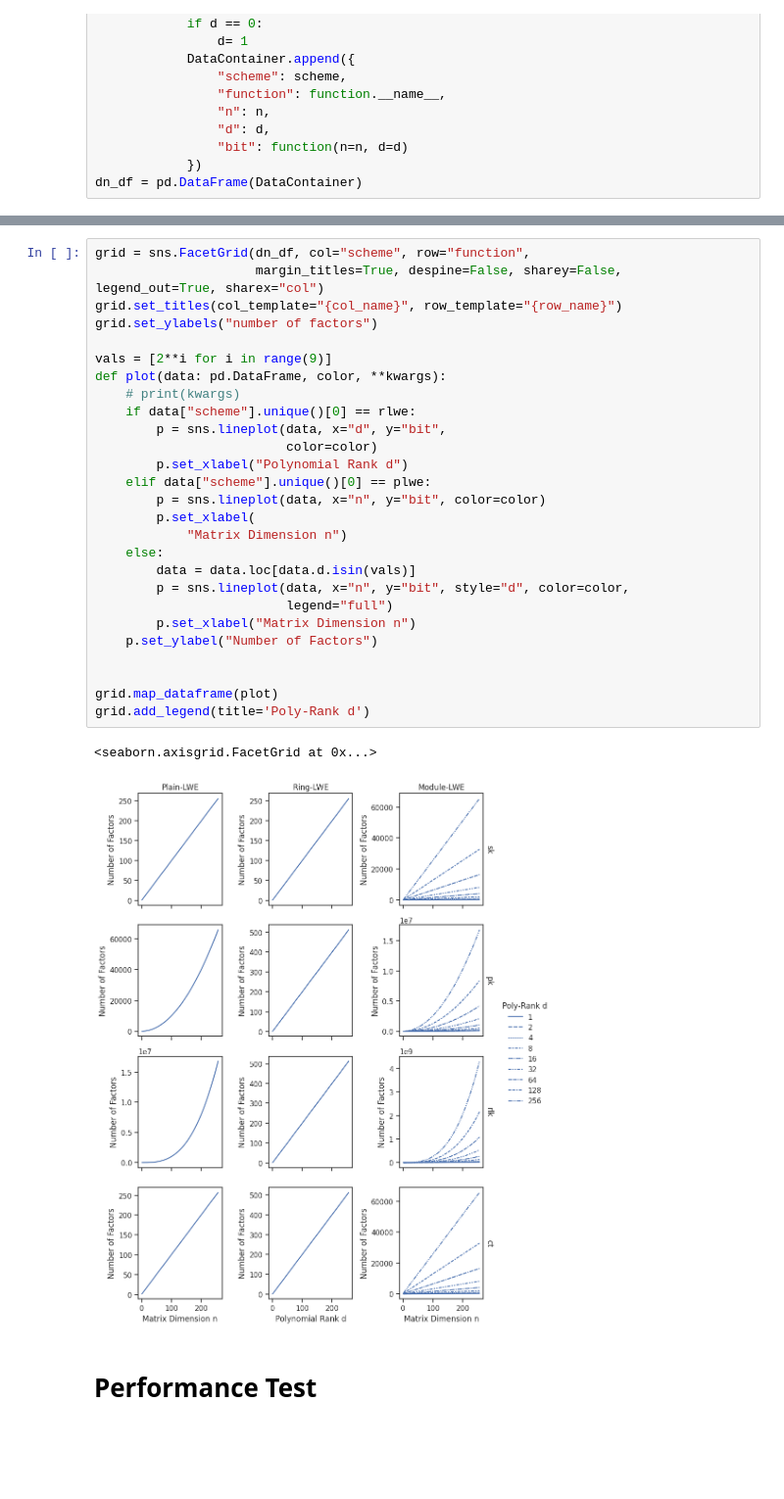
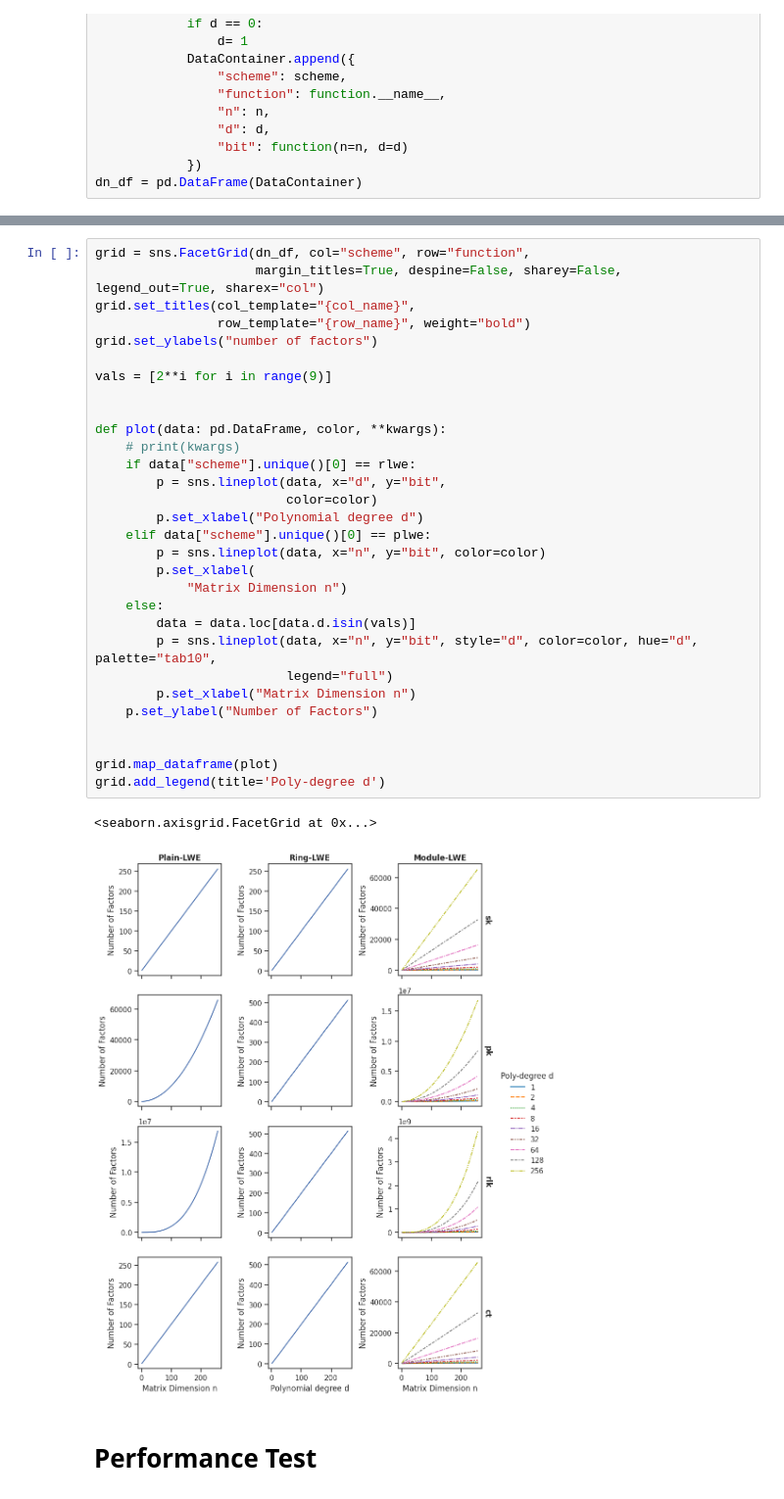
Before and after one commit to PascalStehling/MasterThesis, a Jupyter notebook: Code/Vis.ipynb, the cells around one changed output, grey strips where cells are left out. Shown at 98% size. Cells and saved outputs as stored; diff of their text form; blank space fills up the shorter version.

```diff
--- a/Code/Vis.ipynb
+++ b/Code/Vis.ipynb
@@ -143,33 +127,36 @@ dn_df
 # %%
 grid = sns.FacetGrid(dn_df, col="scheme", row="function",
                      margin_titles=True, despine=False, sharey=False, legend_out=True, sharex="col")
-grid.set_titles(col_template="{col_name}", row_template="{row_name}")
+grid.set_titles(col_template="{col_name}",
+                row_template="{row_name}", weight="bold")
 grid.set_ylabels("number of factors")
 
 vals = [2**i for i in range(9)]
+
+
 def plot(data: pd.DataFrame, color, **kwargs):
     # print(kwargs)
     if data["scheme"].unique()[0] == rlwe:
         p = sns.lineplot(data, x="d", y="bit",
                          color=color)
-        p.set_xlabel("Polynomial Rank d")
+        p.set_xlabel("Polynomial degree d")
     elif data["scheme"].unique()[0] == plwe:
         p = sns.lineplot(data, x="n", y="bit", color=color)
         p.set_xlabel(
             "Matrix Dimension n")
     else:
         data = data.loc[data.d.isin(vals)]
-        p = sns.lineplot(data, x="n", y="bit", style="d", color=color,
+        p = sns.lineplot(data, x="n", y="bit", style="d", color=color, hue="d", palette="tab10",
                          legend="full")
         p.set_xlabel("Matrix Dimension n")
     p.set_ylabel("Number of Factors")
 
 
 grid.map_dataframe(plot)
-grid.add_legend(title='Poly-Rank d')
+grid.add_legend(title='Poly-degree d')
 # %% [output]
 <seaborn.axisgrid.FacetGrid at 0x...>
-[figure, old version]
+[figure, new version]
 # %% [markdown]
 # Performance Test
 # %%
```
Also changed, not shown: parts of 8 cells of this notebook, 6 other files.
